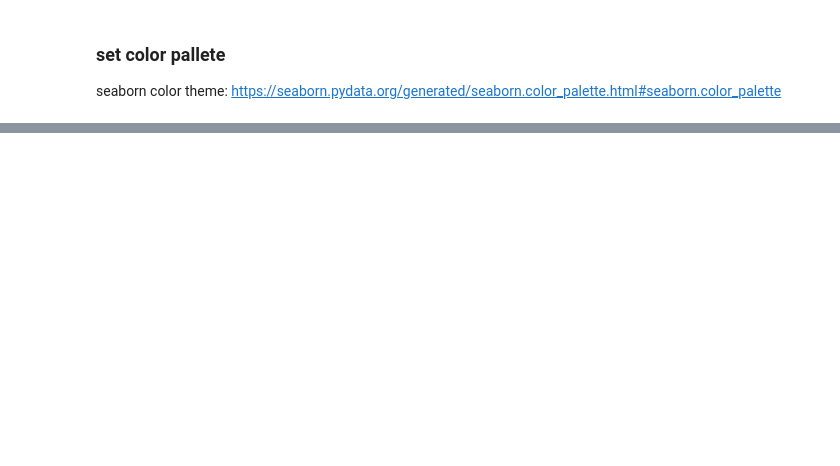
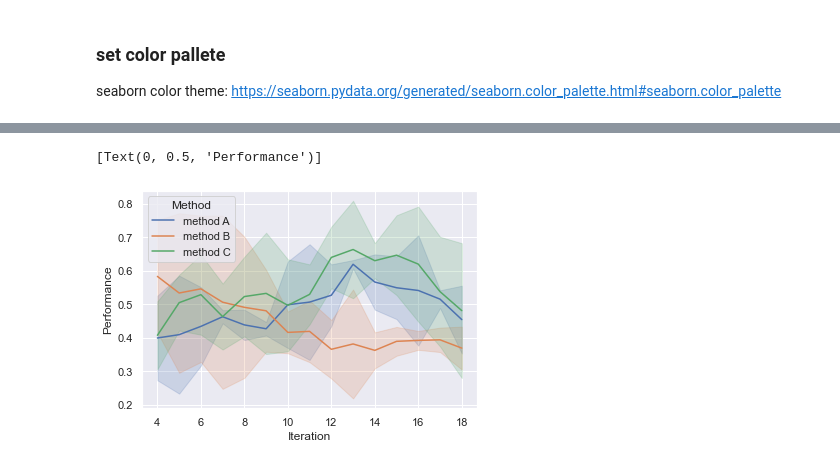
Before and after one commit to ugo-nama-kun/array_to_df, a Jupyter notebook: notebook/seaborn_exaples.ipynb, the cells around one changed output, grey strips where cells are left out. Saved outputs shown, nothing was run; the diff lists cells and outputs as text; code cells hidden in the pictures; blank space fills up the shorter version.

```diff
--- a/notebook/seaborn_exaples.ipynb
+++ b/notebook/seaborn_exaples.ipynb
@@ -422,0 +598,12 @@ sns.catplot(x="label", y="y", kind="point", hue="experiment", data=df)
+# %%
+g = sns.lineplot(x="Step",
+            y="eval",
+            hue="Method",
+            ci="sd",
+            data=df);
+
+g.set(xlabel="Iteration")
+g.set(ylabel="Performance")
+# %% [output]
+[Text(0, 0.5, 'Performance')]
+[figure, added]
```
Also changed, not shown: parts of 30 cells of this notebook, 10 other files.
